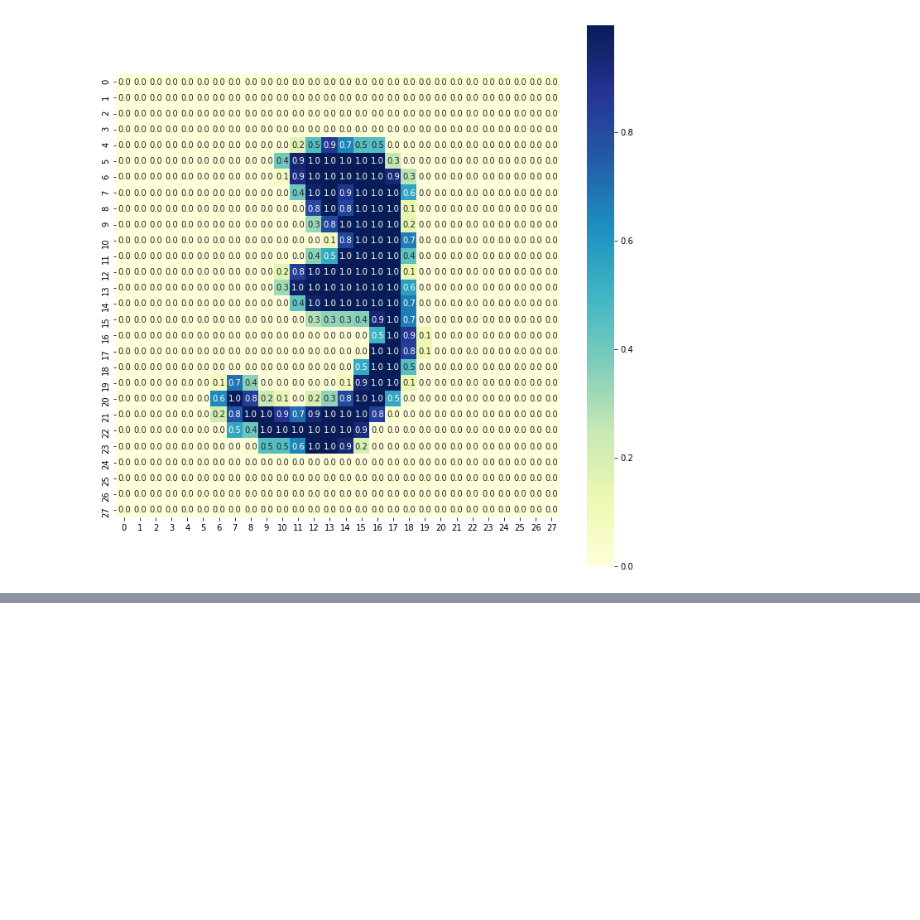
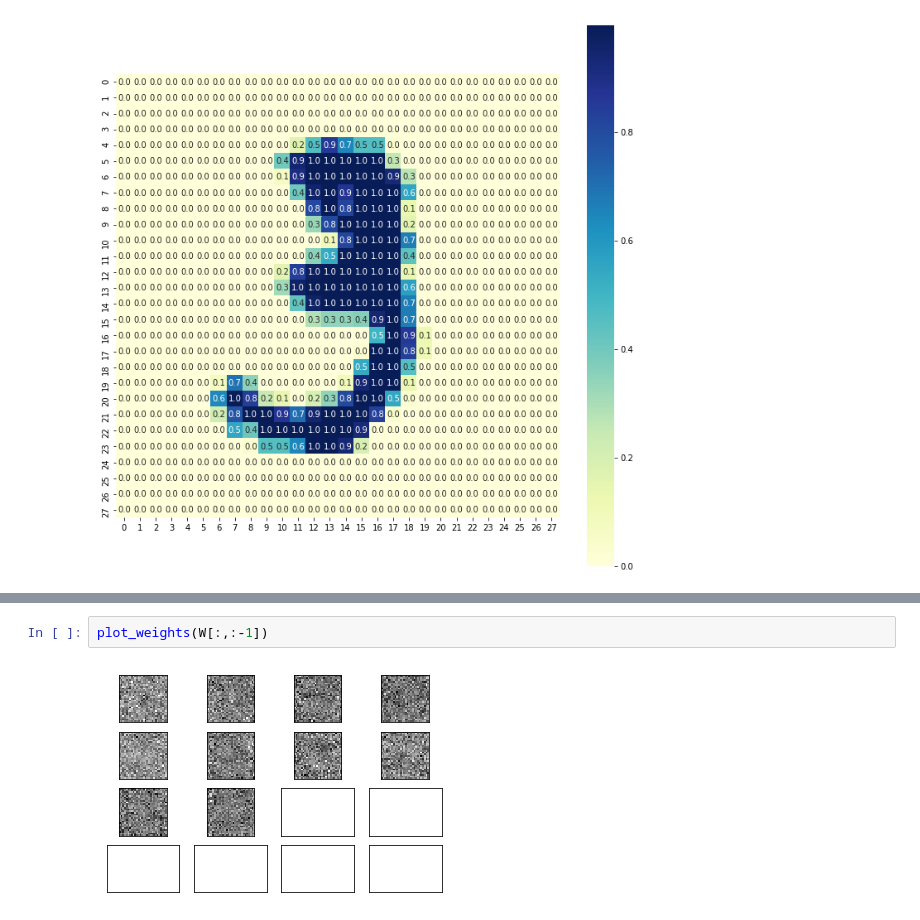
Before and after one commit to Wjh70301/AGB, a Jupyter notebook: csc421_mnist_demo.ipynb, the cells around one changed output, grey strips where cells are left out. Drawn from its saved outputs; the diff is of its cells as text; blank space fills up the shorter version.

```diff
--- a/csc421_mnist_demo.ipynb
+++ b/csc421_mnist_demo.ipynb
@@ -199,0 +201,4 @@ validation (min:    0.767, max:    0.890, cur:    0.890)
+# %%
+plot_weights(W[:,:-1])
+# %% [output]
+[figure, added]
```
Also changed, not shown: parts of 6 cells of this notebook.
